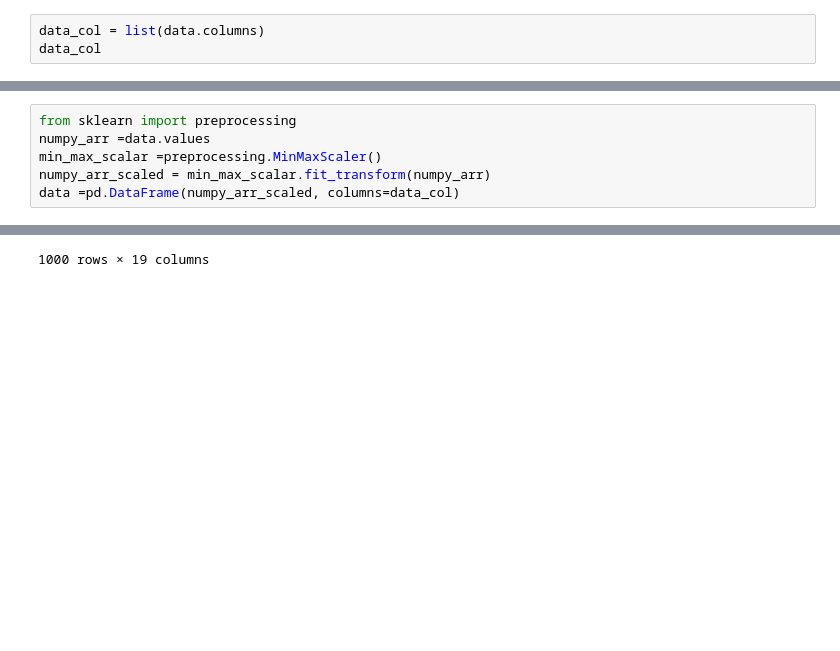
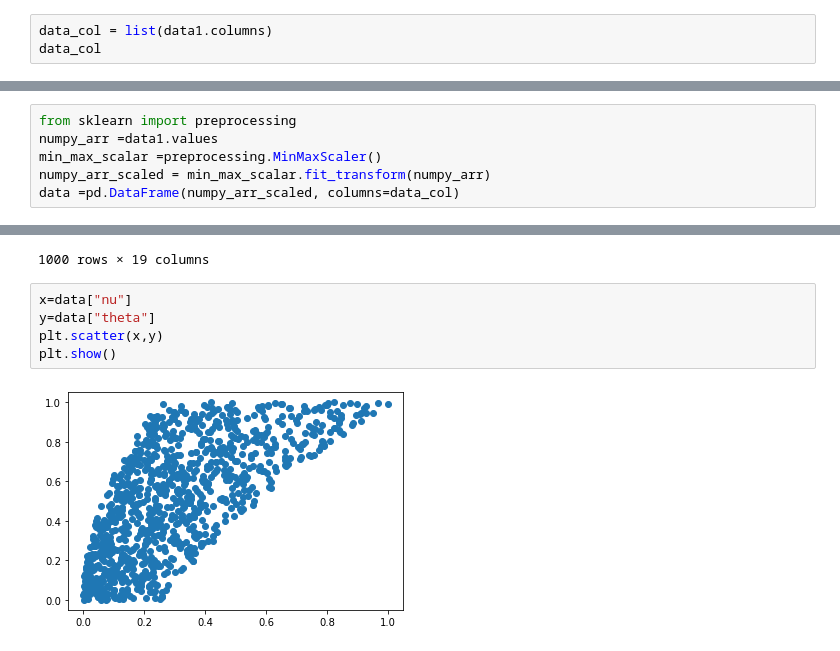
Before and after one commit to Sreekanthrshekar/personal_projects, a Jupyter notebook: Matplotlib.ipynb, the cells around one changed output, grey strips where cells are left out. Saved outputs shown, nothing was run; the diff lists cells and outputs as text; blank space fills up the shorter version.

```diff
--- a/Matplotlib.ipynb
+++ b/Matplotlib.ipynb
@@ -148,5 +155,5 @@ data
 # %%
-data_col = list(data.columns)
+data_col = list(data1.columns)
 data_col
 # %% [output]
 ['arrow',
@@ -170,7 +177,7 @@ data_col
  'alpha']
 # %%
 from sklearn import preprocessing
-numpy_arr =data.values
+numpy_arr =data1.values
 min_max_scalar =preprocessing.MinMaxScaler()
 numpy_arr_scaled = min_max_scalar.fit_transform(numpy_arr)
 data =pd.DataFrame(numpy_arr_scaled, columns=data_col)
@@ -190,3 +197,10 @@ data
 | 998 | 0.915916 | 0.368446 | 0.068763 | 0.657658 | 0.211823 | 0.062062 | 0.294125 | 0.976977 | 0.004120 | 0.460701 | 0.533684 | ... |
 | 999 | 0.508988 | 0.581294 | 0.004492 | 0.499499 | 0.843199 | 0.888889 | 0.732591 | 0.795796 | 0.787735 | 0.305894 | 0.518408 | ... |
 1000 rows × 19 columns
+# %%
+x=data["nu"]
+y=data["theta"]
+plt.scatter(x,y)
+plt.show()
+# %% [output]
+[figure, added]
```
Also changed, not shown: parts of 3 cells of this notebook.
